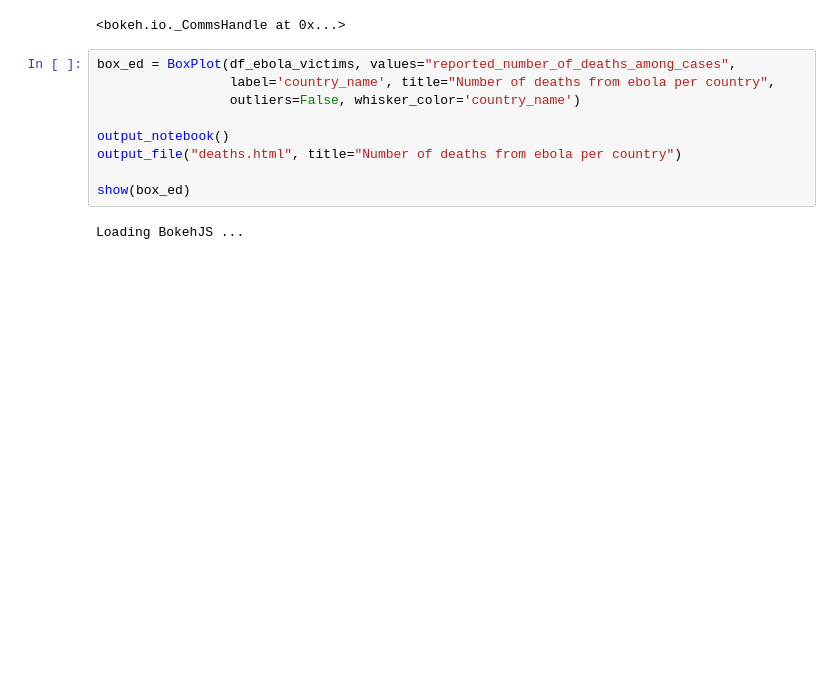
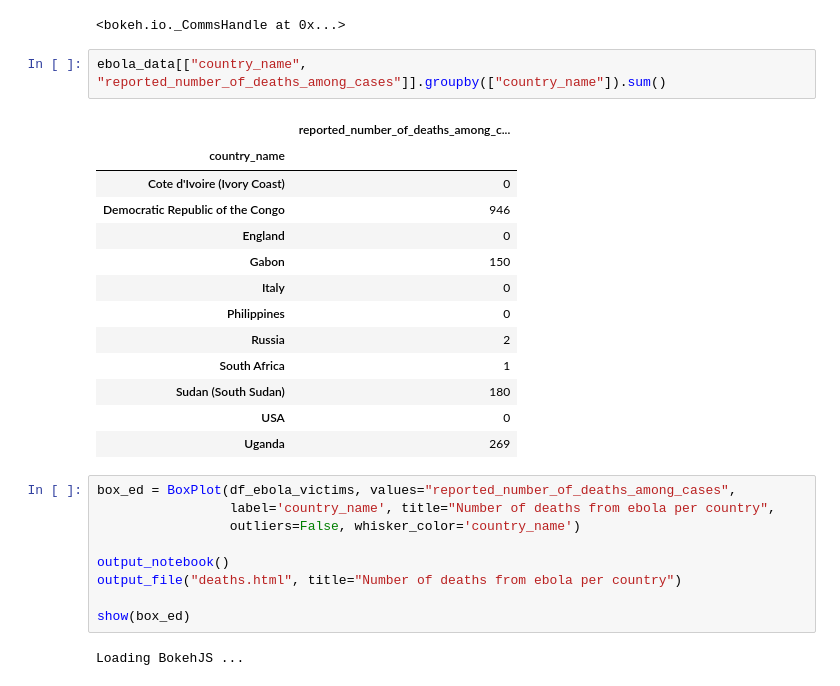
Before and after one commit to Eleonore9/ebola_outbreaks, a Jupyter notebook: index.ipynb, the cells around one changed output. Cells and saved outputs as stored; diff of their text form; blank space fills up the shorter version.

```diff
--- a/index.ipynb
+++ b/index.ipynb
@@ -119,6 +135,22 @@ show(box_ev)
 Loading BokehJS ...
 [interactive output not drawn]
 <bokeh.io._CommsHandle at 0x...>
+# %%
+ebola_data[["country_name", "reported_number_of_deaths_among_cases"]].groupby(["country_name"]).sum()
+# %% [output]
+|  | reported_number_of_deaths_among_c... |
+| country_name |  |
+| Cote d'Ivoire (Ivory Coast) | 0 |
+| Democratic Republic of the Congo | 946 |
+| England | 0 |
+| Gabon | 150 |
+| Italy | 0 |
+| Philippines | 0 |
+| Russia | 2 |
+| South Africa | 1 |
+| Sudan (South Sudan) | 180 |
+| USA | 0 |
+| Uganda | 269 |
 # %%
 box_ed = BoxPlot(df_ebola_victims, values="reported_number_of_deaths_among_cases",
                  label='country_name', title="Number of deaths from ebola per country",
```
Also changed, not shown: parts of 9 cells of this notebook, 3 other files.
